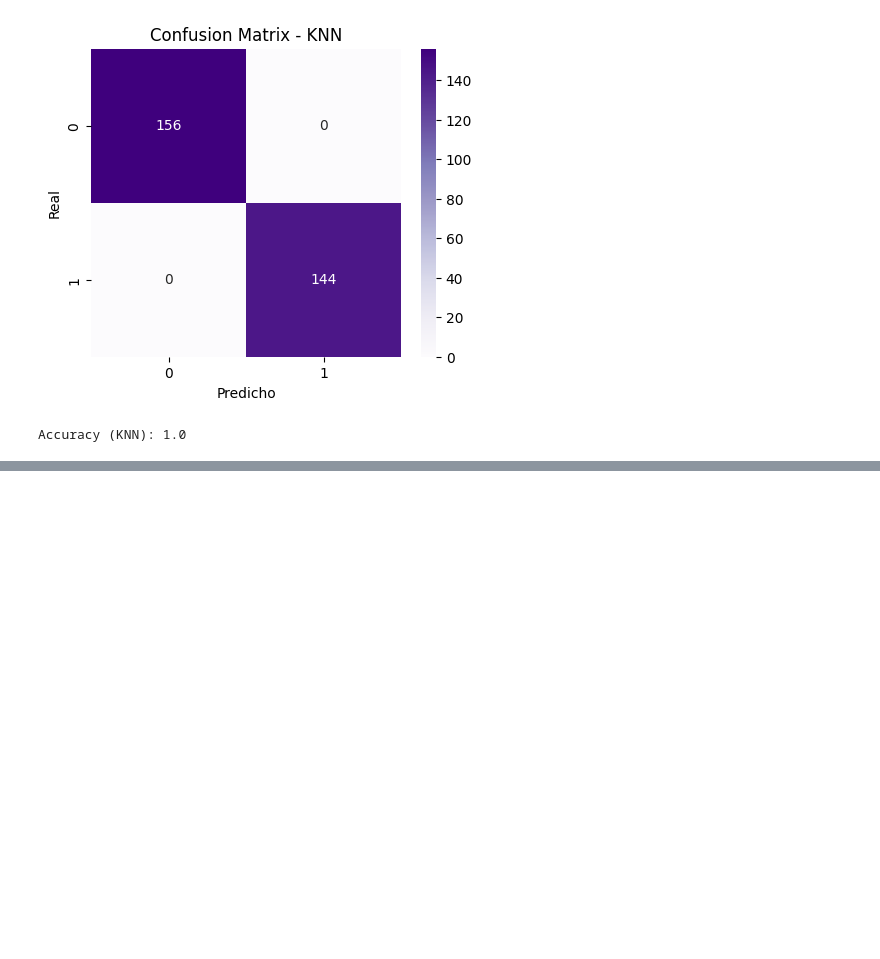
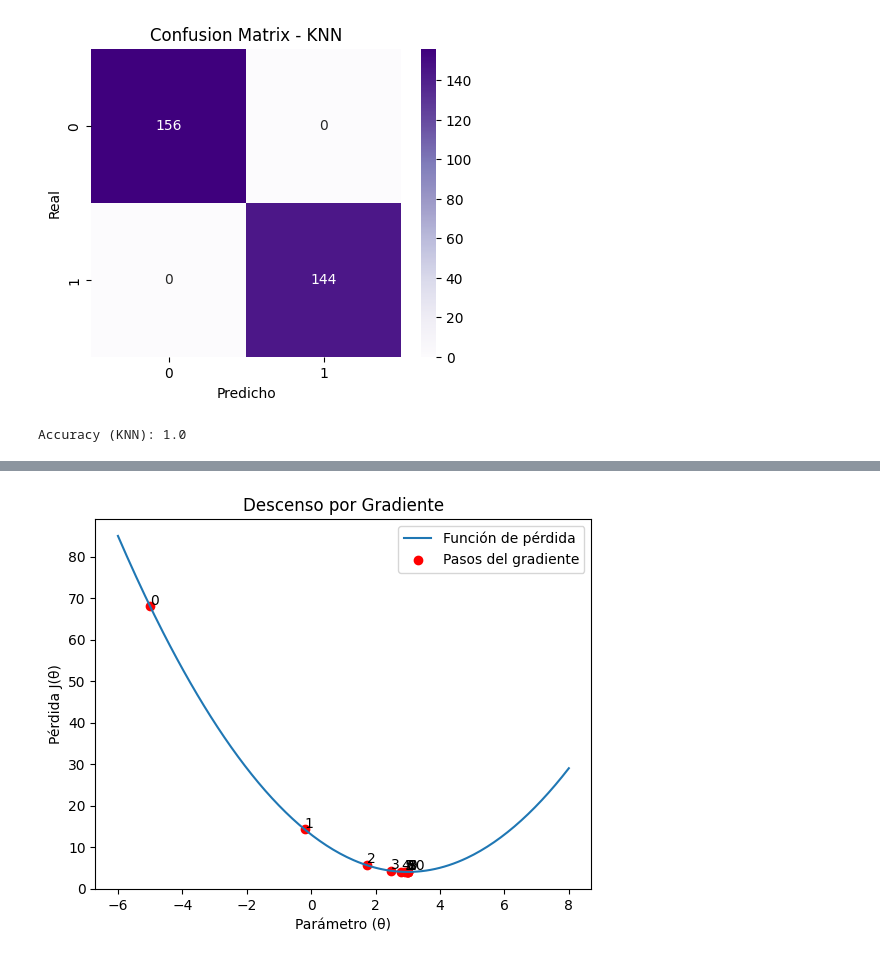
Before and after one commit to steestor/course-python-ml, a Jupyter notebook: notebooks/S2_A1_Modelos_Supervisados.ipynb, the cells around one changed output, grey strips where cells are left out. Drawn from its saved outputs; the diff is of its cells as text; code cells hidden in the pictures; blank space fills up the shorter version.

```diff
--- a/notebooks/S2_A1_Modelos_Supervisados.ipynb
+++ b/notebooks/S2_A1_Modelos_Supervisados.ipynb
@@ -274,0 +376,45 @@ Accuracy (KNN): 1.0
+# %%
+import numpy as np
+import matplotlib.pyplot as plt
+
+
+# Función de pérdida de ejemplo (convexa)
+def loss(x):
+    return (x - 3) ** 2 + 4
+
+
+# Derivada de la función de pérdida
+def grad(x):
+    return 2 * (x - 3)
+
+
+# Descenso por gradiente
+x = -5  # valor inicial
+lr = 0.3
+history = [x]
+
+for _ in range(10):
+    x = x - lr * grad(x)
+    history.append(x)
+
+# Graficar
+xs = np.linspace(-6, 8, 200)
+ys = loss(xs)
+
+plt.plot(xs, ys, label="Función de pérdida")
+plt.scatter(
+    history,
+    [loss(h) for h in history],
+    c="red",
+    marker="o",
+    label="Pasos del gradiente",
+)
+for i, h in enumerate(history):
+    plt.text(h, loss(h) + 0.5, str(i))
+plt.xlabel("Parámetro (θ)")
+plt.ylabel("Pérdida J(θ)")
+plt.title("Descenso por Gradiente")
+plt.legend()
+plt.show()
+# %% [output]
+[figure, added]
```
Also changed, not shown: parts of 6 cells of this notebook.
